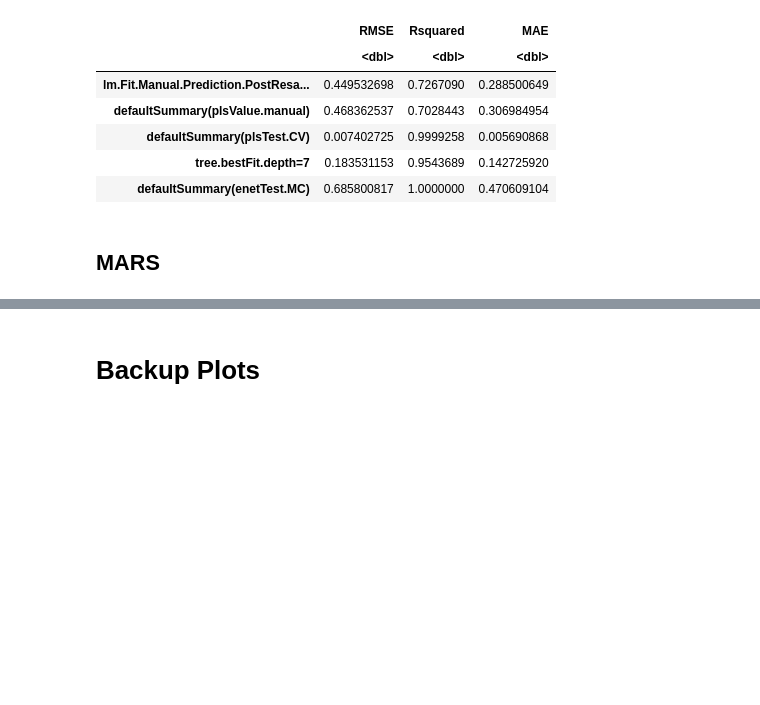
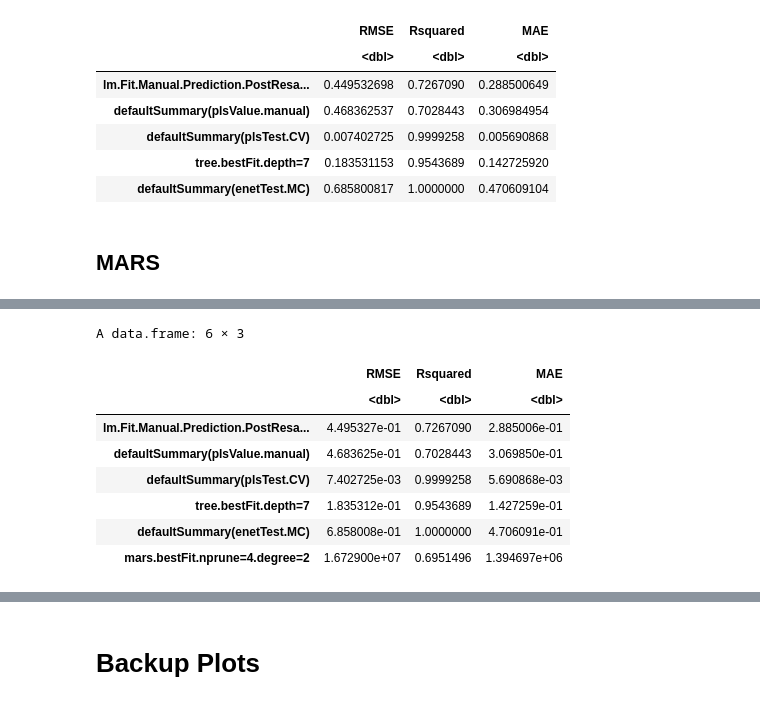
Before and after one commit to jvbaker95/OR-568-Project, a Jupyter notebook: OR-568_Project_Analysis.ipynb, the cells around one changed output, grey strips where cells are left out. Cells and saved outputs as stored; diff of their text form; code cells hidden in the pictures; blank space fills up the shorter version.

```diff
--- a/OR-568_Project_Analysis.ipynb
+++ b/OR-568_Project_Analysis.ipynb
@@ -972,2 +995,34 @@ defaultSummary(marsTest.MC)
+# %%
+# Add the results of the MARS model to the model results dataframe.
+mars.bestFit <- marsFit.MC$results %>% filter(
+    marsFit.MC$results$nprune == (marsFit.MC$bestTune$nprune) &
+    marsFit.MC$results$degree == (marsFit.MC$bestTune$degree)
+) %>%
+dplyr::select(
+    RMSE,
+    Rsquared,
+    MAE
+)
+
+rownames(mars.bestFit) <- sprintf("mars.bestFit.nprune=%s.degree=%s",
+                                  marsFit.MC$bestTune$nprune,
+                                  marsFit.MC$bestTune$degree
+                                 )
+
+modelResults <- rbind(
+    modelResults,
+    mars.bestFit
+)
+modelResults
+# %% [output]
+A data.frame: 6 × 3
+|  | RMSE | Rsquared | MAE |
+|  | <dbl> | <dbl> | <dbl> |
+| lm.Fit.Manual.Prediction.PostResa... | 4.495327e-01 | 0.7267090 | 2.885006e-01 |
+| defaultSummary(plsValue.manual) | 4.683625e-01 | 0.7028443 | 3.069850e-01 |
+| defaultSummary(plsTest.CV) | 7.402725e-03 | 0.9999258 | 5.690868e-03 |
+| tree.bestFit.depth=7 | 1.835312e-01 | 0.9543689 | 1.427259e-01 |
+| defaultSummary(enetTest.MC) | 6.858008e-01 | 1.0000000 | 4.706091e-01 |
+| mars.bestFit.nprune=4.degree=2 | 1.672900e+07 | 0.6951496 | 1.394697e+06 |
 # %%
 toc()
```
Also changed, not shown: parts of 8 cells of this notebook.
